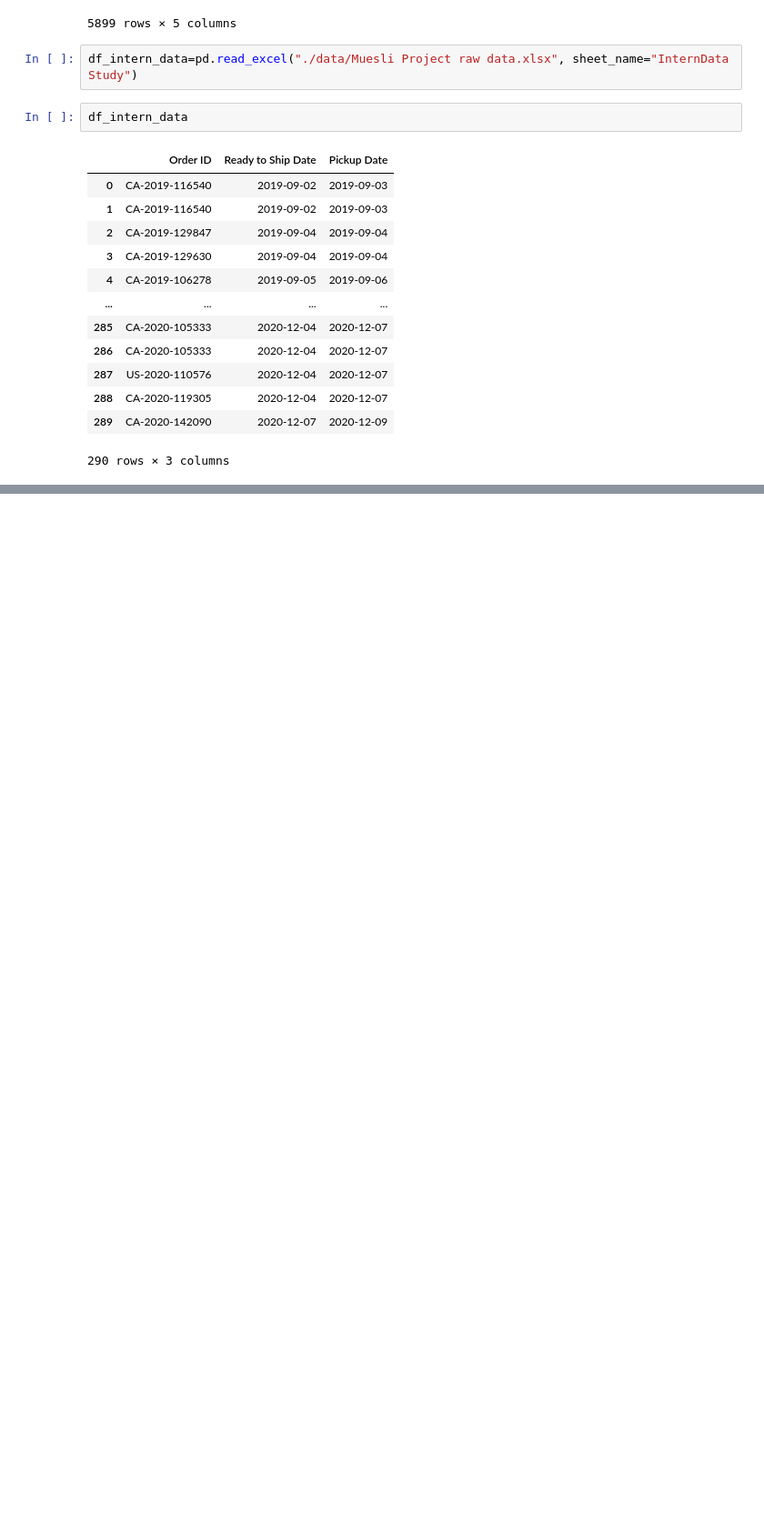
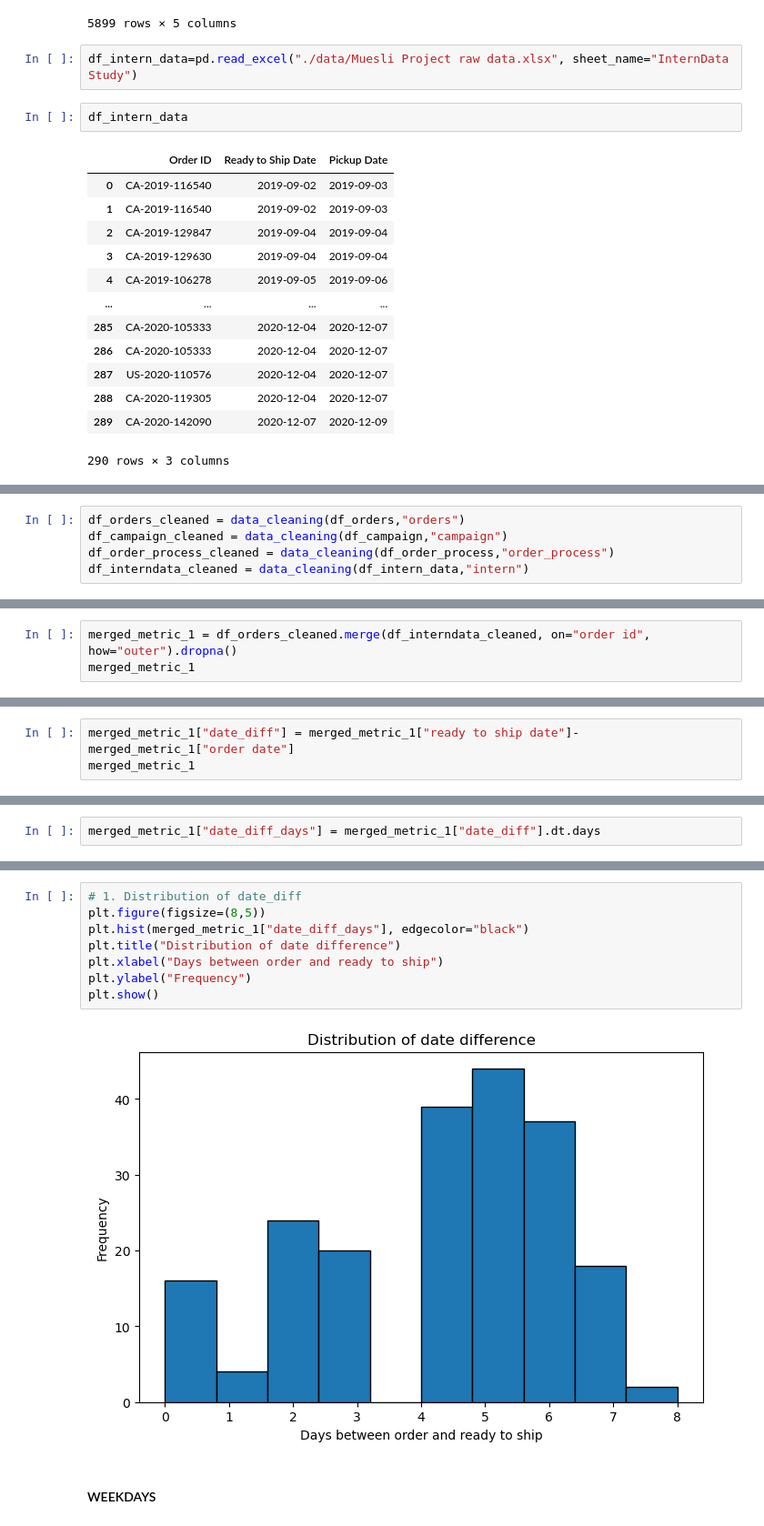
Before and after one commit to amandawang90-spec/neuefische-data-analysis-180825-muesli_eda_project, a Jupyter notebook: jamil.ipynb, the cells around one changed output, grey strips where cells are left out. Shown at 91% size. Saved outputs shown, nothing was run; the diff lists cells and outputs as text; blank space fills up the shorter version.

```diff
--- a/jamil.ipynb
+++ b/jamil.ipynb
@@ -104,0 +354,5 @@ df_1
+# %%
+df_orders_cleaned = data_cleaning(df_orders,"orders")
+df_campaign_cleaned = data_cleaning(df_campaign,"campaign")
+df_order_process_cleaned = data_cleaning(df_order_process,"order_process")
+df_interndata_cleaned = data_cleaning(df_intern_data,"intern")
@@ -104,0 +400,3 @@ df_1
+# %%
+merged_metric_1 = df_orders_cleaned.merge(df_interndata_cleaned, on="order id", how="outer").dropna()
+merged_metric_1
@@ -104,0 +417,3 @@ df_1
+# %%
+merged_metric_1["date_diff"] = merged_metric_1["ready to ship date"]-merged_metric_1["order date"]
+merged_metric_1
@@ -104,0 +455,2 @@ df_1
+# %%
+merged_metric_1["date_diff_days"] = merged_metric_1["date_diff"].dt.days
@@ -104,0 +479,12 @@ df_1
+# %%
+# 1. Distribution of date_diff
+plt.figure(figsize=(8,5))
+plt.hist(merged_metric_1["date_diff_days"], edgecolor="black")
+plt.title("Distribution of date difference")
+plt.xlabel("Days between order and ready to ship")
+plt.ylabel("Frequency")
+plt.show()
+# %% [output]
+[figure, added]
+# %% [markdown]
+#### WEEKDAYS
```
Also changed, not shown: parts of 91 cells of this notebook.
